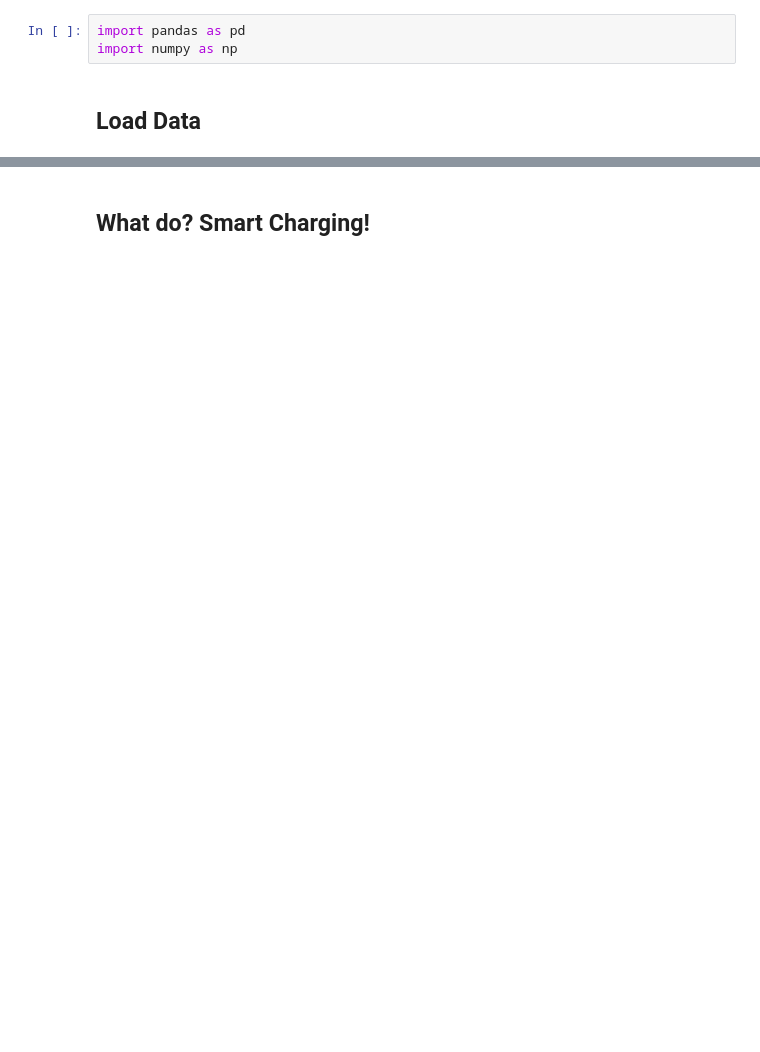
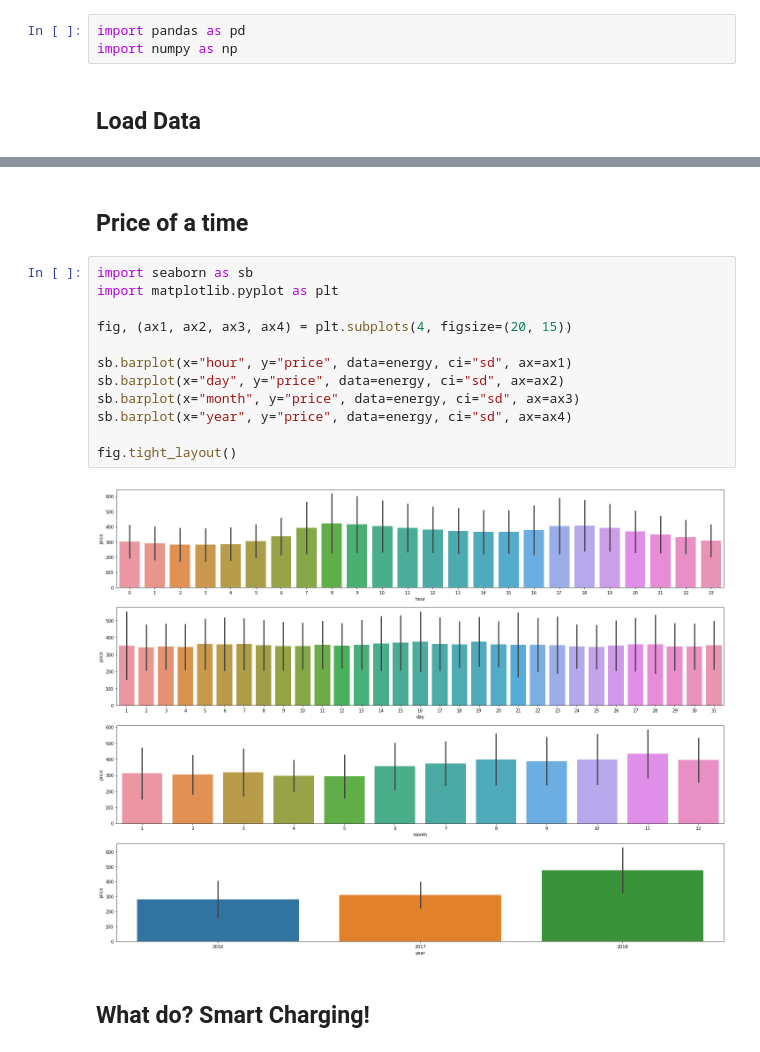
Before and after one commit to JonasRSV/H4S-Uniform-Energy, a Jupyter notebook: uniform_energy.ipynb, the cells around one changed output, grey strips where cells are left out. Drawn from its saved outputs; the diff is of its cells as text; blank space fills up the shorter version.

```diff
--- a/uniform_energy.ipynb
+++ b/uniform_energy.ipynb
@@ -56,3 +61,20 @@ for period, name in periods:
+# %% [markdown]
+Price of a time
+---
+# %%
+import seaborn as sb
+import matplotlib.pyplot as plt
+
+fig, (ax1, ax2, ax3, ax4) = plt.subplots(4, figsize=(20, 15))
+
+sb.barplot(x="hour", y="price", data=energy, ci="sd", ax=ax1)
+sb.barplot(x="day", y="price", data=energy, ci="sd", ax=ax2)
+sb.barplot(x="month", y="price", data=energy, ci="sd", ax=ax3)
+sb.barplot(x="year", y="price", data=energy, ci="sd", ax=ax4)
+
+fig.tight_layout()
+# %% [output]
+[figure, added]
 # %% [markdown]
 What do? Smart Charging!
 ---
```
Also changed, not shown: parts of 6 cells of this notebook, 4 other files.
